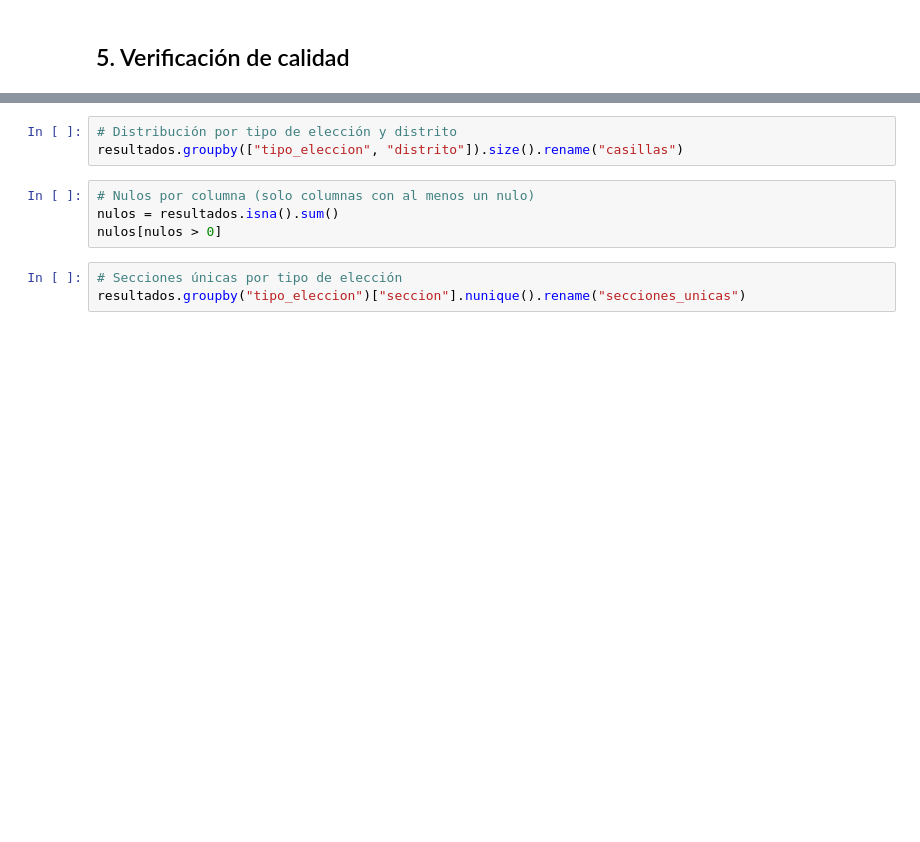
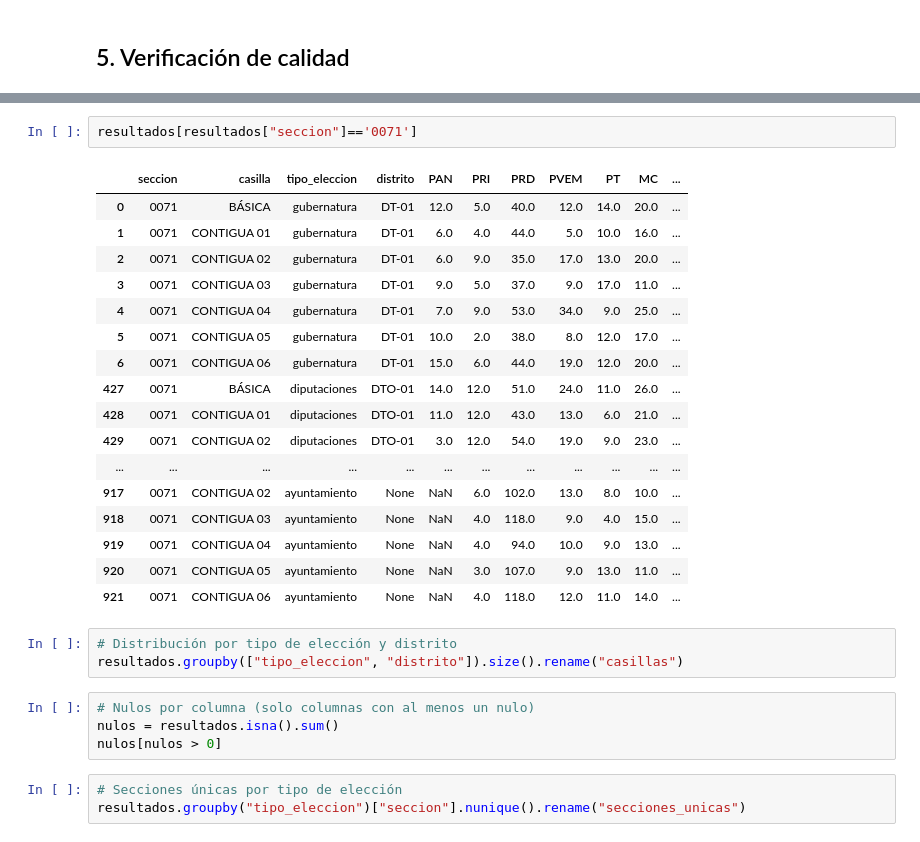
Before and after one commit to AlonsoCortes/eleccionesTabasco, a Jupyter notebook: notebooks/01_homologacion_datos.ipynb, the cells around one changed output, grey strips where cells are left out. Cells and saved outputs as stored; diff of their text form; blank space fills up the shorter version.

```diff
--- a/notebooks/01_homologacion_datos.ipynb
+++ b/notebooks/01_homologacion_datos.ipynb
@@ -203,3 +232,23 @@ resultados.head(3)
+# %%
+resultados[resultados["seccion"]=='0071']
+# %% [output]
+|  | seccion | casilla | tipo_eleccion | distrito | PAN | PRI | PRD | PVEM | PT | MC | ... |
+| 0 | 0071 | BÁSICA | gubernatura | DT-01 | 12.0 | 5.0 | 40.0 | 12.0 | 14.0 | 20.0 | ... |
+| 1 | 0071 | CONTIGUA 01 | gubernatura | DT-01 | 6.0 | 4.0 | 44.0 | 5.0 | 10.0 | 16.0 | ... |
+| 2 | 0071 | CONTIGUA 02 | gubernatura | DT-01 | 6.0 | 9.0 | 35.0 | 17.0 | 13.0 | 20.0 | ... |
+| 3 | 0071 | CONTIGUA 03 | gubernatura | DT-01 | 9.0 | 5.0 | 37.0 | 9.0 | 17.0 | 11.0 | ... |
+| 4 | 0071 | CONTIGUA 04 | gubernatura | DT-01 | 7.0 | 9.0 | 53.0 | 34.0 | 9.0 | 25.0 | ... |
+| 5 | 0071 | CONTIGUA 05 | gubernatura | DT-01 | 10.0 | 2.0 | 38.0 | 8.0 | 12.0 | 17.0 | ... |
+| 6 | 0071 | CONTIGUA 06 | gubernatura | DT-01 | 15.0 | 6.0 | 44.0 | 19.0 | 12.0 | 20.0 | ... |
+| 427 | 0071 | BÁSICA | diputaciones | DTO-01 | 14.0 | 12.0 | 51.0 | 24.0 | 11.0 | 26.0 | ... |
+| 428 | 0071 | CONTIGUA 01 | diputaciones | DTO-01 | 11.0 | 12.0 | 43.0 | 13.0 | 6.0 | 21.0 | ... |
+| 429 | 0071 | CONTIGUA 02 | diputaciones | DTO-01 | 3.0 | 12.0 | 54.0 | 19.0 | 9.0 | 23.0 | ... |
+| ... | ... | ... | ... | ... | ... | ... | ... | ... | ... | ... | ... |
+| 917 | 0071 | CONTIGUA 02 | ayuntamiento | None | NaN | 6.0 | 102.0 | 13.0 | 8.0 | 10.0 | ... |
+| 918 | 0071 | CONTIGUA 03 | ayuntamiento | None | NaN | 4.0 | 118.0 | 9.0 | 4.0 | 15.0 | ... |
+| 919 | 0071 | CONTIGUA 04 | ayuntamiento | None | NaN | 4.0 | 94.0 | 10.0 | 9.0 | 13.0 | ... |
+| 920 | 0071 | CONTIGUA 05 | ayuntamiento | None | NaN | 3.0 | 107.0 | 9.0 | 13.0 | 11.0 | ... |
+| 921 | 0071 | CONTIGUA 06 | ayuntamiento | None | NaN | 4.0 | 118.0 | 12.0 | 11.0 | 14.0 | ... |
 # %%
 # Distribución por tipo de elección y distrito
 resultados.groupby(["tipo_eleccion", "distrito"]).size().rename("casillas")
```
Also changed, not shown: parts of 4 cells of this notebook, 4 other files.
